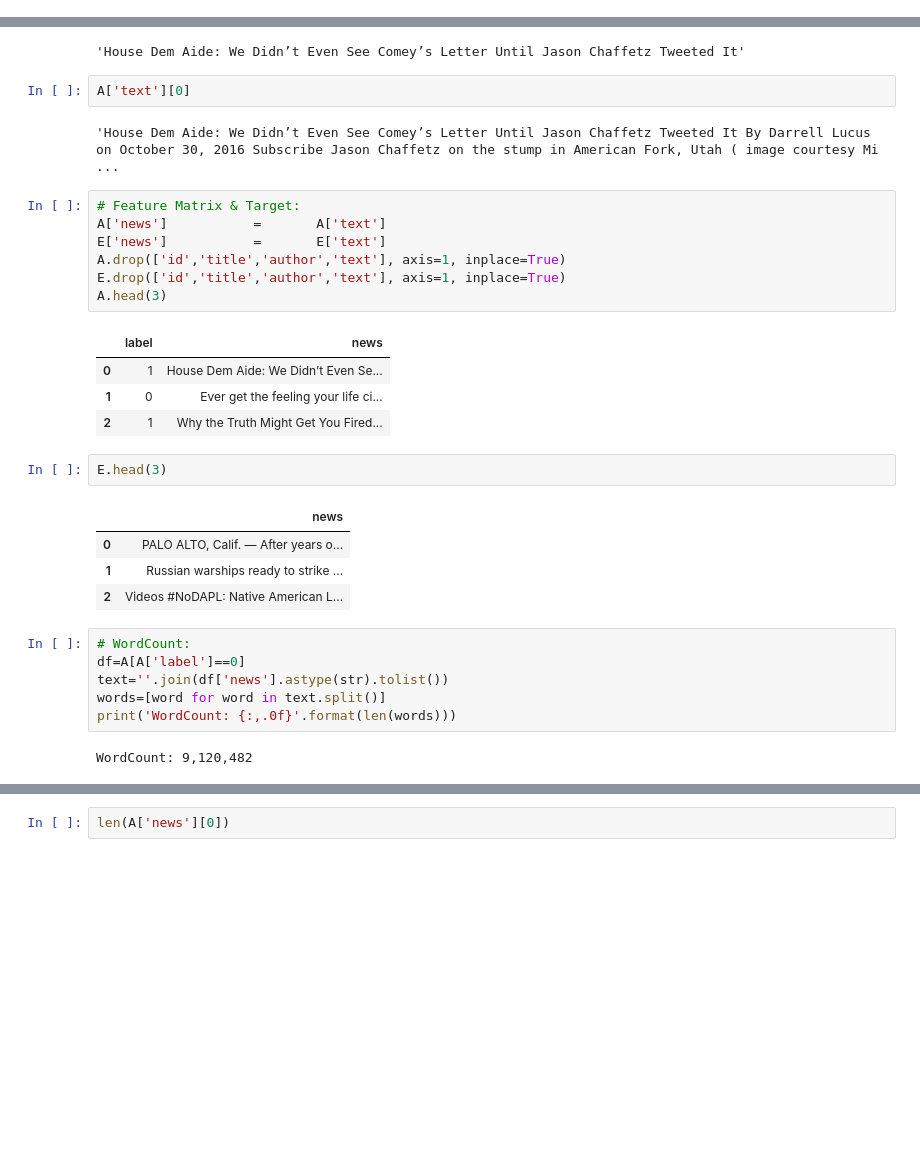
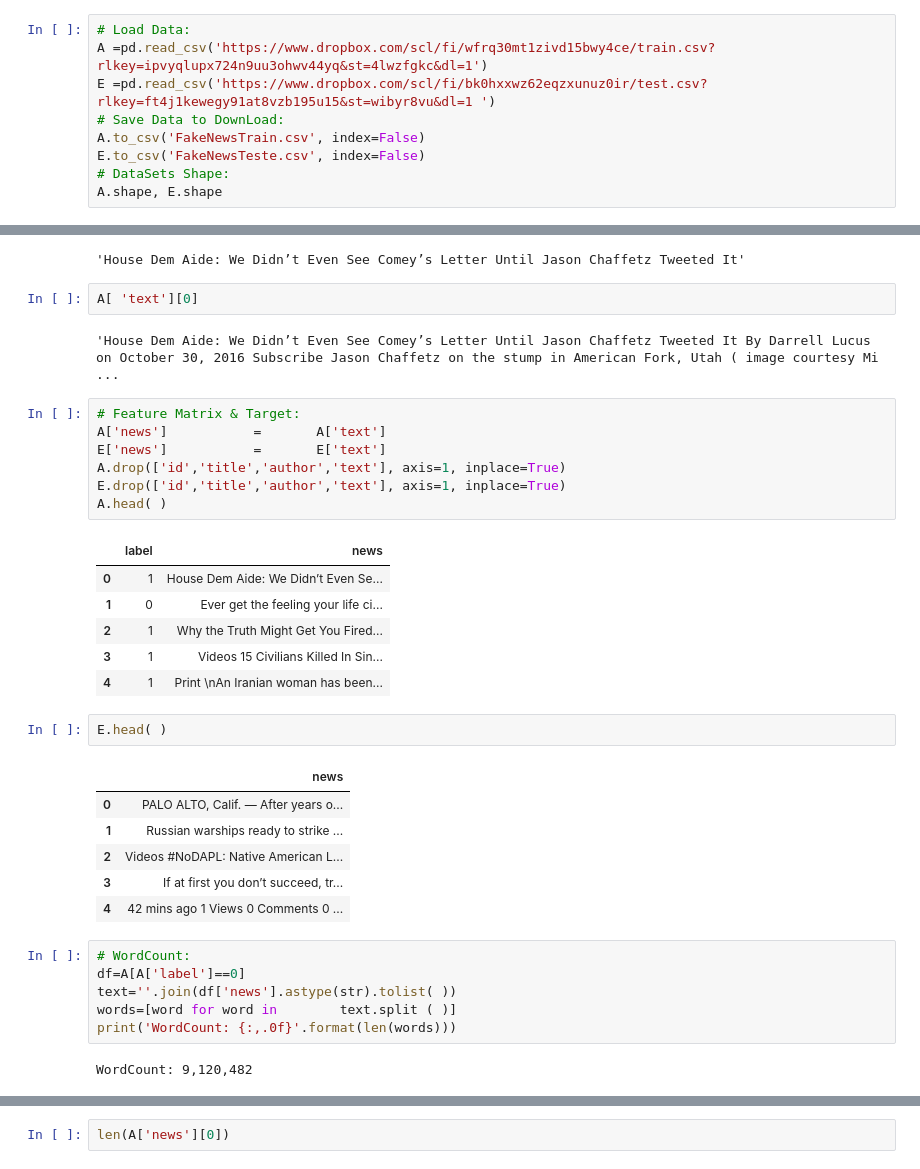
Before and after one commit to kauefs/ML, a Jupyter notebook: notebooks/FakeNews.ipynb, the cells around one changed output, grey strips where cells are left out. Drawn from its saved outputs; the diff is of its cells as text; blank space fills up the shorter version.

```diff
--- a/notebooks/FakeNews.ipynb
+++ b/notebooks/FakeNews.ipynb
@@ -187,0 +267,9 @@ A.shape, E.shape
+# %%
+# Load Data:
+A =pd.read_csv('https://www.dropbox.com/scl/fi/wfrq30mt1zivd15bwy4ce/train.csv?rlkey=ipvyqlupx724n9uu3ohwv44yq&st=4lwzfgkc&dl=1')
+E =pd.read_csv('https://www.dropbox.com/scl/fi/bk0hxxwz62eqzxunuz0ir/test.csv?rlkey=ft4j1kewegy91at8vzb195u15&st=wibyr8vu&dl=1 ')
+# Save Data to DownLoad:
+A.to_csv('FakeNewsTrain.csv', index=False)
+E.to_csv('FakeNewsTeste.csv', index=False)
+# DataSets Shape:
+A.shape, E.shape
@@ -259,33 +349,37 @@ A['title'][0]
 # %% [output]
 'House Dem Aide: We Didn’t Even See Comey’s Letter Until Jason Chaffetz Tweeted It'
 # %%
-A['text'][0]
+A[ 'text'][0]
 # %% [output]
 'House Dem Aide: We Didn’t Even See Comey’s Letter Until Jason Chaffetz Tweeted It By Darrell Lucus on October 30, 2016 Subscribe Jason Chaffetz on the stump in American Fork, Utah ( image courtesy Mi ...
 # %%
 # Feature Matrix & Target:
 A['news']           =       A['text']
 E['news']           =       E['text']
 A.drop(['id','title','author','text'], axis=1, inplace=True)
 E.drop(['id','title','author','text'], axis=1, inplace=True)
-A.head(3)
+A.head( )
 # %% [output]
 |  | label | news |
 | 0 | 1 | House Dem Aide: We Didn’t Even Se... |
 | 1 | 0 | Ever get the feeling your life ci... |
 | 2 | 1 | Why the Truth Might Get You Fired... |
+| 3 | 1 | Videos 15 Civilians Killed In Sin... |
+| 4 | 1 | Print \nAn Iranian woman has been... |
 # %%
-E.head(3)
+E.head( )
 # %% [output]
 |  | news |
 | 0 | PALO ALTO, Calif. — After years o... |
 | 1 | Russian warships ready to strike ... |
 | 2 | Videos #NoDAPL: Native American L... |
+| 3 | If at first you don’t succeed, tr... |
+| 4 | 42 mins ago 1 Views 0 Comments 0 ... |
 # %%
 # WordCount:
 df=A[A['label']==0]
-text=''.join(df['news'].astype(str).tolist())
-words=[word for word in text.split()]
+text=''.join(df['news'].astype(str).tolist( ))
+words=[word for word in        text.split ( )]
 print('WordCount: {:,.0f}'.format(len(words)))
 # %% [output]
 WordCount: 9,120,482
```
Also changed, not shown: parts of 34 cells of this notebook.
